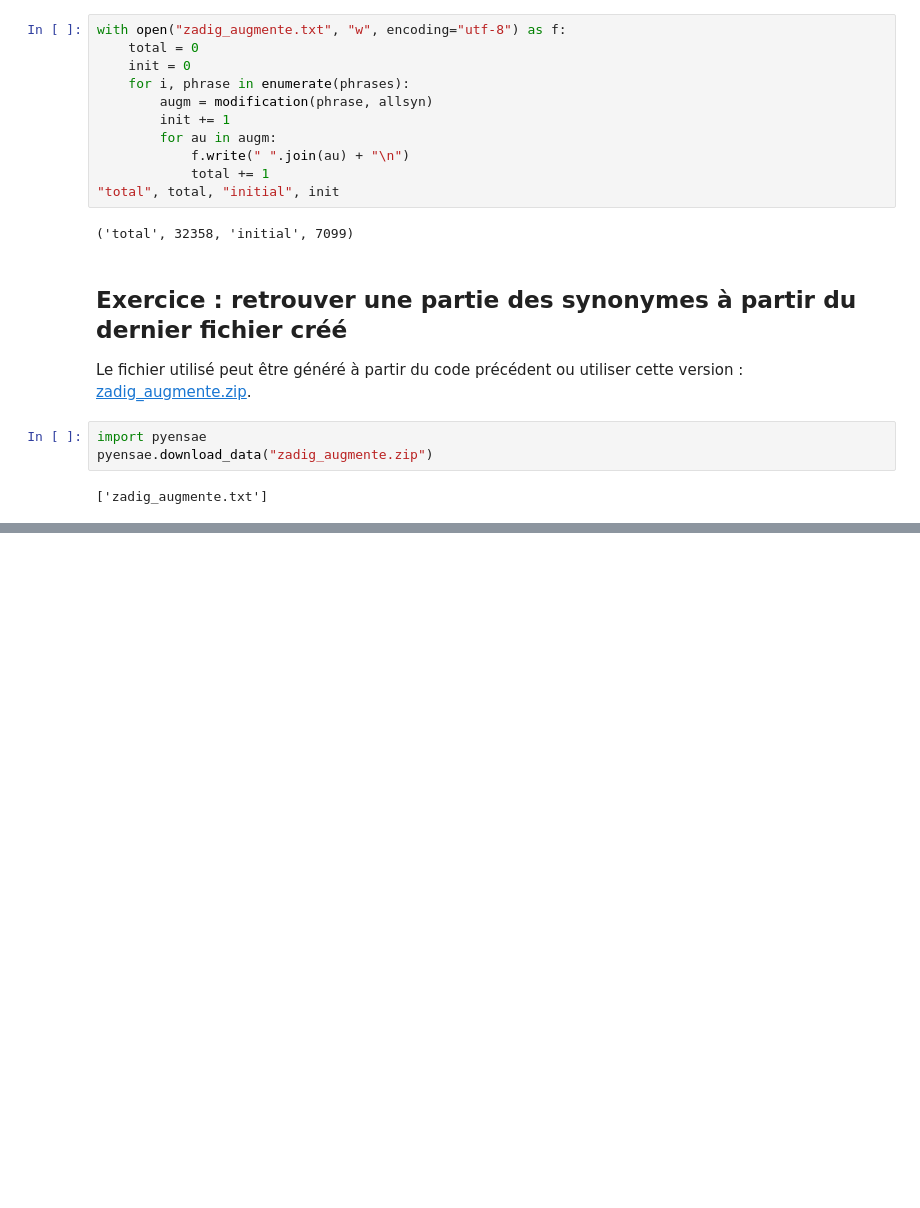
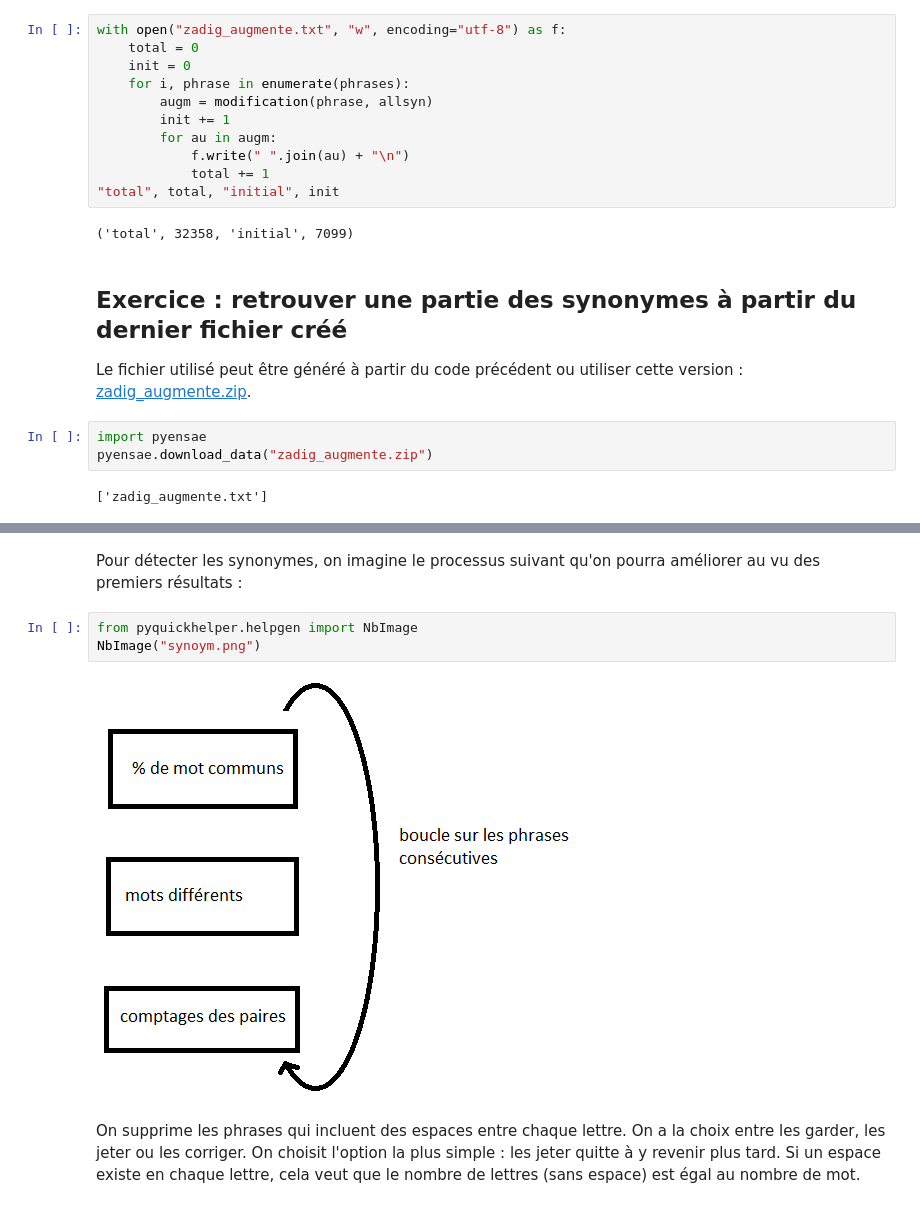
Before and after one commit to sdpython/actuariat_python, a Jupyter notebook: _doc/notebooks/nlp/reconstruction_synonymes_correction.ipynb, the cells around one changed output, grey strips where cells are left out. Saved outputs shown, nothing was run; the diff lists cells and outputs as text; blank space fills up the shorter version.

```diff
--- a/_doc/notebooks/nlp/reconstruction_synonymes_correction.ipynb
+++ b/_doc/notebooks/nlp/reconstruction_synonymes_correction.ipynb
@@ -170,0 +198,9 @@ pyensae.download_data("zadig_augmente.zip")
+# %% [markdown]
+Pour détecter les synonymes, on imagine le processus suivant qu'on pourra améliorer au vu des premiers résultats :
+# %%
+from pyquickhelper.helpgen import NbImage
+NbImage("synoym.png")
+# %% [output]
+[figure, added]
+# %% [markdown]
+On supprime les phrases qui incluent des espaces entre chaque lettre. On a la choix entre les garder, les jeter ou les corriger. On choisit l'option la plus simple : les jeter quitte à y revenir plus tard. Si un espace existe en chaque lettre, cela veut que le nombre de lettres (sans espace) est égal au nombre de mot.
```
Also changed, not shown: parts of 32 cells of this notebook, 1 other file.
